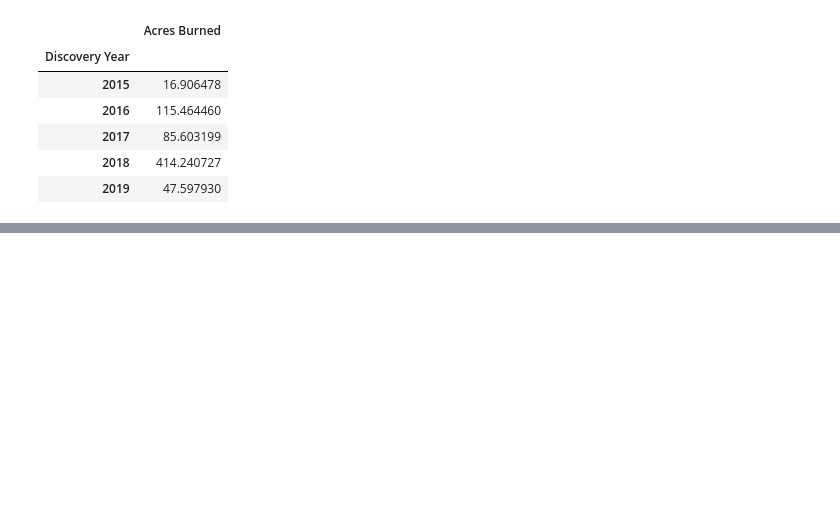
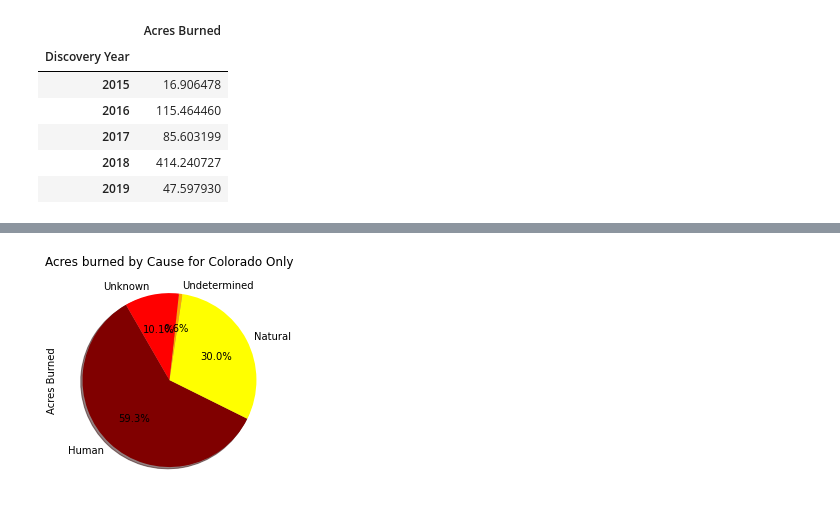
Before and after one commit to Renee-W/ProjectTest, a Jupyter notebook: Amy W/FireDataAW.ipynb, the cells around one changed output, grey strips where cells are left out. Drawn from its saved outputs; the diff is of its cells as text; code cells hidden in the pictures; blank space fills up the shorter version.

```diff
--- a/Amy W/FireDataAW.ipynb
+++ b/Amy W/FireDataAW.ipynb
@@ -201,0 +278,5 @@ COsorted_df.head()
+# %%
+# Sum Acreage by Fire Cause for Colorado Only
+cause_group_CO = CO_firedata_recent_df.groupby("Cause")
+cause_group_CO_df = pd.DataFrame(cause_group_CO["Acres Burned"].sum())
+cause_group_CO_df
@@ -201,0 +290,9 @@ COsorted_df.head()
+# %%
+# Create Pie Graph for Fires burned by Cause for Colorado for 2015-2019
+pie_chart = cause_group_CO_df.plot(kind="pie", y="Acres Burned",title = "Acres burned by Cause for Colorado Only",
+                              startangle = 120, autopct='%1.1f%%', shadow=True,
+                              fontsize=10, colors=("maroon","yellow", "orange", "red"), legend=False)
+
+plt.show()
+# %% [output]
+[figure, added]
```
Also changed, not shown: parts of 14 cells of this notebook.
